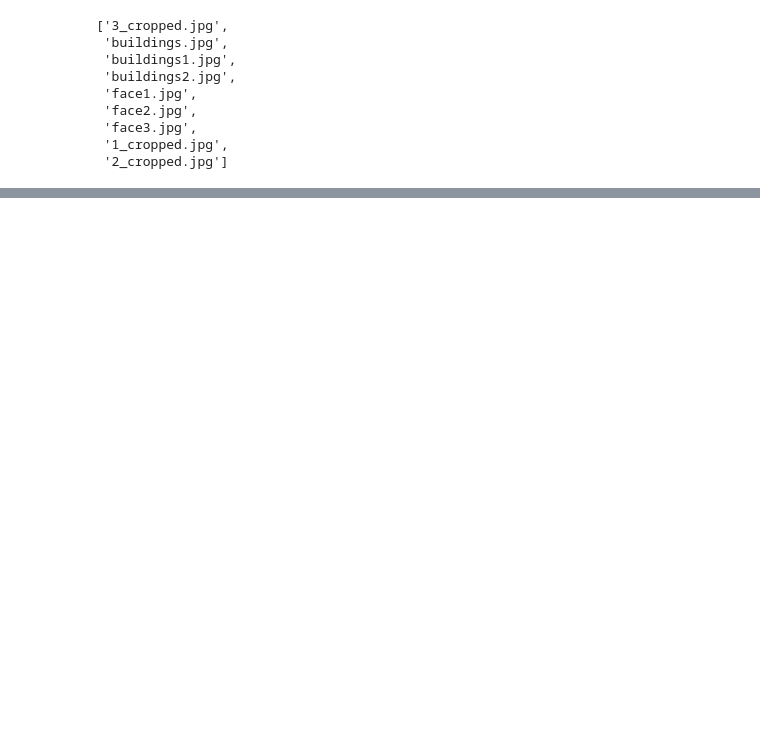
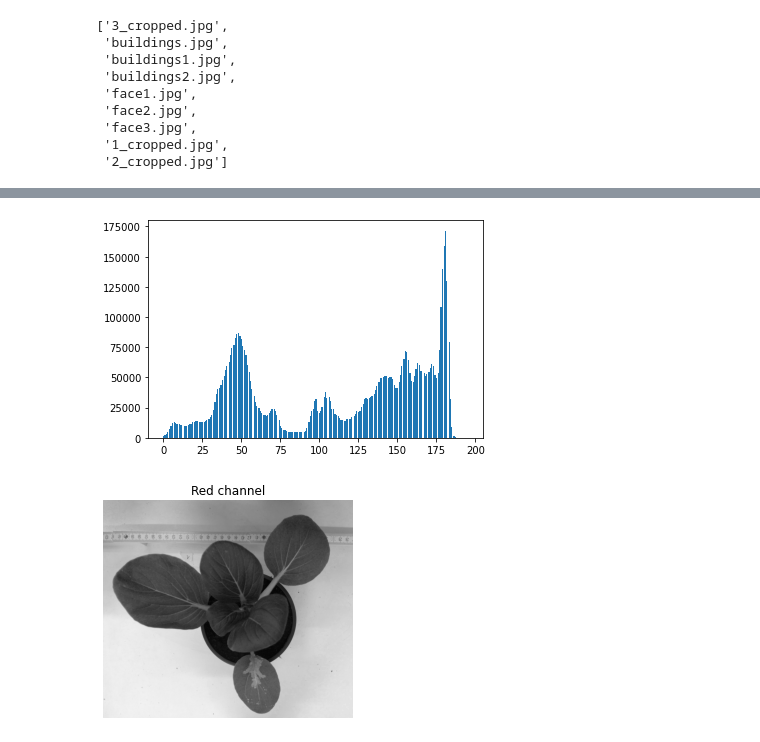
Before and after one commit to nasserdr/leaves_coverage, a Jupyter notebook: leaves_areas.ipynb, the cells around one changed output, grey strips where cells are left out. Drawn from its saved outputs; the diff is of its cells as text; code cells hidden in the pictures; blank space fills up the shorter version.

```diff
--- a/leaves_areas.ipynb
+++ b/leaves_areas.ipynb
@@ -43,0 +52,8 @@ files
+# %%
+im1_red = im1[:,:,0]
+plt.hist(im1_red.ravel(), bins = 256) #The ravel method will flatten the image to an array
+plt.show()
+show_image(im1_red, 'Red channel')
+# %% [output]
+[figure, added]
+[figure, added]
```
Also changed, not shown: parts of 11 cells of this notebook, 1 other file.
